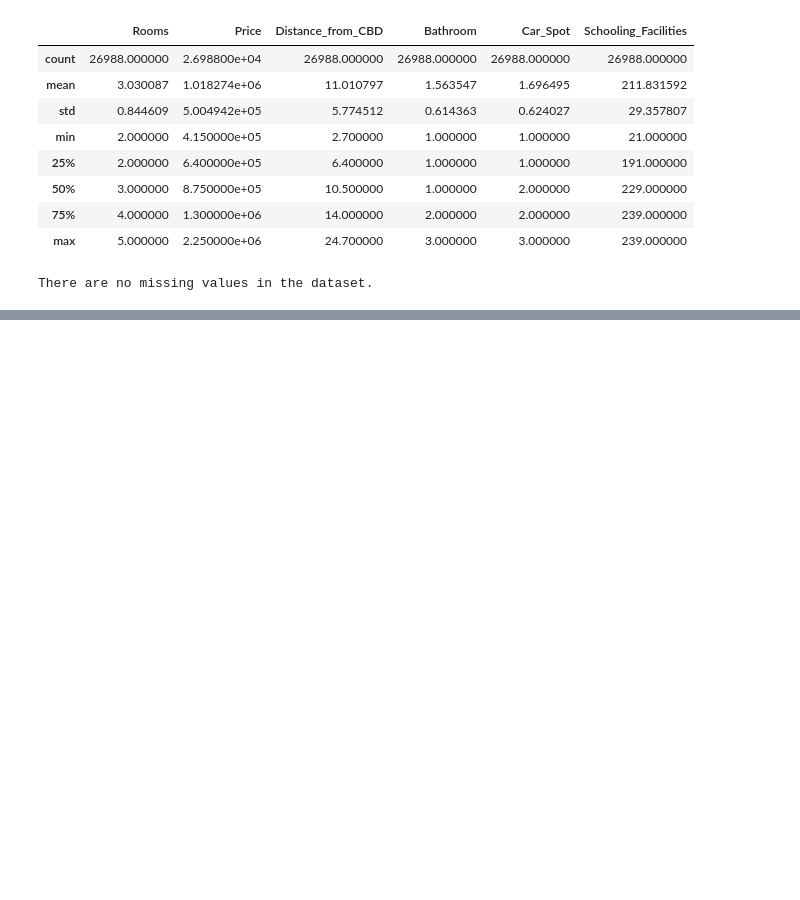
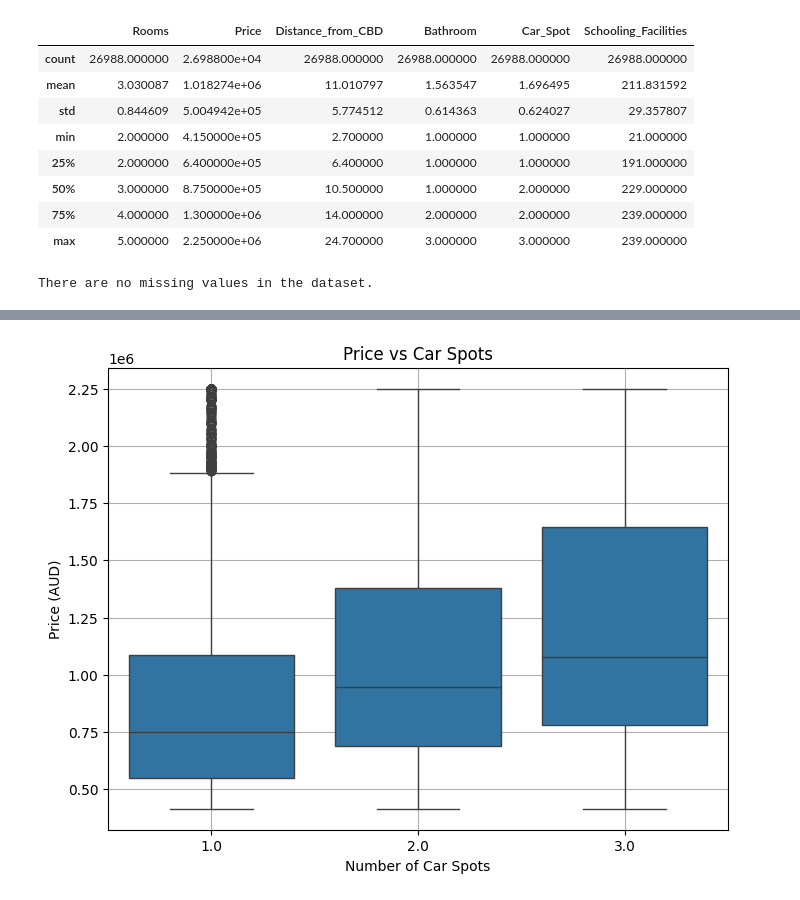
Before and after one commit to Eshitamjn20/HEM-Housing-ML-Model, a Jupyter notebook: mel-housing-data-processing.ipynb, the cells around one changed output, grey strips where cells are left out. Saved outputs shown, nothing was run; the diff lists cells and outputs as text; code cells hidden in the pictures; blank space fills up the shorter version.

```diff
--- a/mel-housing-data-processing.ipynb
+++ b/mel-housing-data-processing.ipynb
@@ -352,0 +398,11 @@ There are no missing values in the dataset.
+# %%
+# Price vs Car Spots (Box Plot)
+plt.figure(figsize=(8, 6))
+sns.boxplot(x=mel_housing_df['Car_Spot'], y=mel_housing_df['Price'])
+plt.title('Price vs Car Spots')
+plt.xlabel('Number of Car Spots')
+plt.ylabel('Price (AUD)')
+plt.grid(True)
+plt.show()
+# %% [output]
+[figure, added]
```
Also changed, not shown: parts of 14 cells of this notebook.
